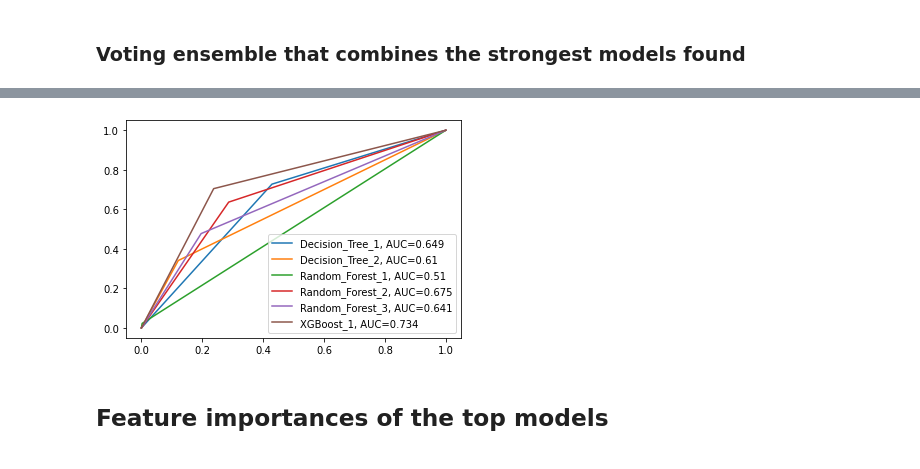
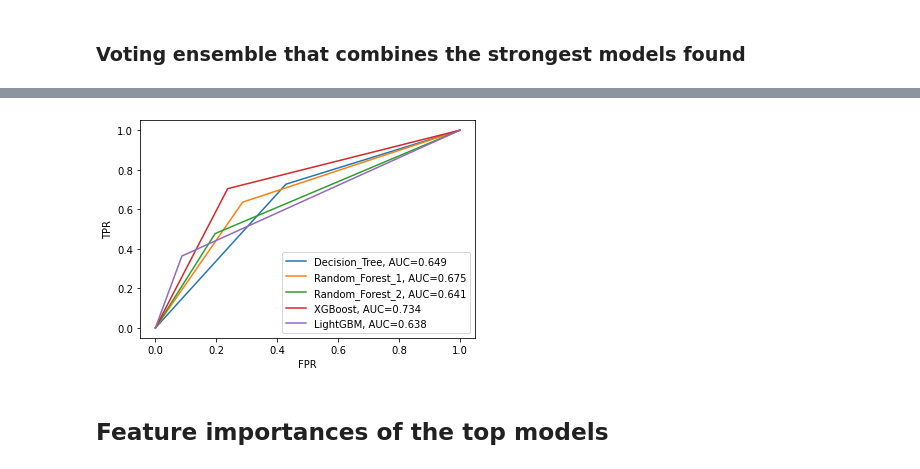
Before and after one commit to royyanovski/nba_players_breakout_project, a Jupyter notebook: NBA_players_breakout_prediction_project.ipynb, the cells around one changed output, grey strips where cells are left out. Cells and saved outputs as stored; diff of their text form; code cells hidden in the pictures.

```diff
--- a/NBA_players_breakout_prediction_project.ipynb
+++ b/NBA_players_breakout_prediction_project.ipynb
@@ -799,9 +797,6 @@ bst.save_model('R61P13.model')
 # %%
-dtrain = xgb.DMatrix(train_X, label=train_Y)
-dtest = xgb.DMatrix(test_X, label=test_Y)
 param = {'max_depth': 4, 'eval_metric': ['logloss'], 'objective': 'binary:logistic'}
 evallist = [(dtrain, 'train'), (dtest, 'eval')]
-
 num_round = 12
 bst = xgb.train(param, dtrain, num_round, evallist)
 # %% [output]
@@ -829,0 +833,8 @@ round(f1_score(test_Y, pred_Y), 3)
+# %%
+train_data = lgb.Dataset(train_X, label=train_Y)
+param = {'objective': 'binary', 'metric': ['binary_logloss'], 'max_depth': 6, 'min_gain_to_split': 2.5}
+
+bst = lgb.train(param, train_data, 10)
+pred_Y = bst.predict(test_X)
+pred_Y2 = (pred_Y > 0.1).astype(int)
+print(f'Recall: {round(recall_score(test_Y, pred_Y2), 3)}  Precision:{round(precision_score(test_Y.values, pred_Y2), 3)}')
@@ -881,32 +937,19 @@ clf = DecisionTreeClassifier(max_depth=4, max_features=12, class_weight='balance
 pred_Y = clf.predict(test_X)
 fpr, tpr, _ = roc_curve(test_Y, pred_Y)
 auc = round(roc_auc_score(test_Y, pred_Y), 3)
-plt.plot(fpr,tpr,label="Decision_Tree_1, AUC="+str(auc))
+plt.plot(fpr,tpr,label="Decision_Tree, AUC="+str(auc))
 
-
-clf = DecisionTreeClassifier(max_depth=2, max_features=12, class_weight='balanced', splitter='random', random_state=0).fit(train_X, train_Y)
-pred_Y = clf.predict(test_X)
-fpr, tpr, _ = roc_curve(test_Y, pred_Y)
-auc = round(roc_auc_score(test_Y, pred_Y), 3)
-plt.plot(fpr,tpr,label="Decision_Tree_2, AUC="+str(auc))
-
-clf = RandomForestClassifier(n_estimators=6, max_depth=15, random_state=0).fit(train_X, train_Y)
+clf = RandomForestClassifier(n_estimators=30, max_depth=2, class_weight='balanced', max_features=3, random_state=0).fit(train_X, train_Y)
 pred_Y = clf.predict(test_X)
 fpr, tpr, _ = roc_curve(test_Y, pred_Y)
 auc = round(roc_auc_score(test_Y, pred_Y), 3)
 plt.plot(fpr,tpr,label="Random_Forest_1, AUC="+str(auc))
 
-clf = RandomForestClassifier(n_estimators=30, max_depth=2, class_weight='balanced', max_features=3, random_state=0).fit(train_X, train_Y)
+clf = RandomForestClassifier(n_estimators=100, max_depth=5, class_weight='balanced', max_features=3, random_state=0).fit(train_X, train_Y)
 pred_Y = clf.predict(test_X)
 fpr, tpr, _ = roc_curve(test_Y, pred_Y)
 auc = round(roc_auc_score(test_Y, pred_Y), 3)
 plt.plot(fpr,tpr,label="Random_Forest_2, AUC="+str(auc))
-
-clf = RandomForestClassifier(n_estimators=100, max_depth=5, class_weight='balanced', max_features=3, random_state=0).fit(train_X, train_Y)
-pred_Y = clf.predict(test_X)
-fpr, tpr, _ = roc_curve(test_Y, pred_Y)
-auc = round(roc_auc_score(test_Y, pred_Y), 3)
-plt.plot(fpr,tpr,label="Random_Forest_3, AUC="+str(auc))
 
 dtrain = xgb.DMatrix(train_X, label=train_Y)
 dtest = xgb.DMatrix(test_X, label=test_Y)
@@ -918,8 +961,18 @@ pred_Y = bst.predict(dtest)
 pred_Y = (pred_Y > 0.075).astype(int)
 fpr, tpr, _ = roc_curve(test_Y, pred_Y)
 auc = round(roc_auc_score(test_Y, pred_Y), 3)
-plt.plot(fpr,tpr,label="XGBoost_1, AUC="+str(auc))
+plt.plot(fpr,tpr,label="XGBoost, AUC="+str(auc))
 
+train_data = lgb.Dataset(train_X, label=train_Y)
+param = {'objective': 'binary', 'metric': ['binary_logloss'], 'max_depth': 6, 'min_gain_to_split': 2.5}
+bst = lgb.train(param, train_data, 10)
+pred_Y = bst.predict(test_X)
+pred_Y = (pred_Y > 0.1).astype(int)
+fpr, tpr, _ = roc_curve(test_Y, pred_Y)
+auc = round(roc_auc_score(test_Y, pred_Y), 3)
+plt.plot(fpr,tpr,label="LightGBM, AUC="+str(auc))
+plt.xlabel('FPR')
+plt.ylabel('TPR')
 plt.legend()
 plt.show()
 # %% [output]
@@ -938,3 +996,3 @@ plt.show()
-[figure, old version]
+[figure, new version]
 # %% [markdown]
 ## Feature importances of the top models
```
Also changed, not shown: parts of 42 cells of this notebook, 3 other files.
